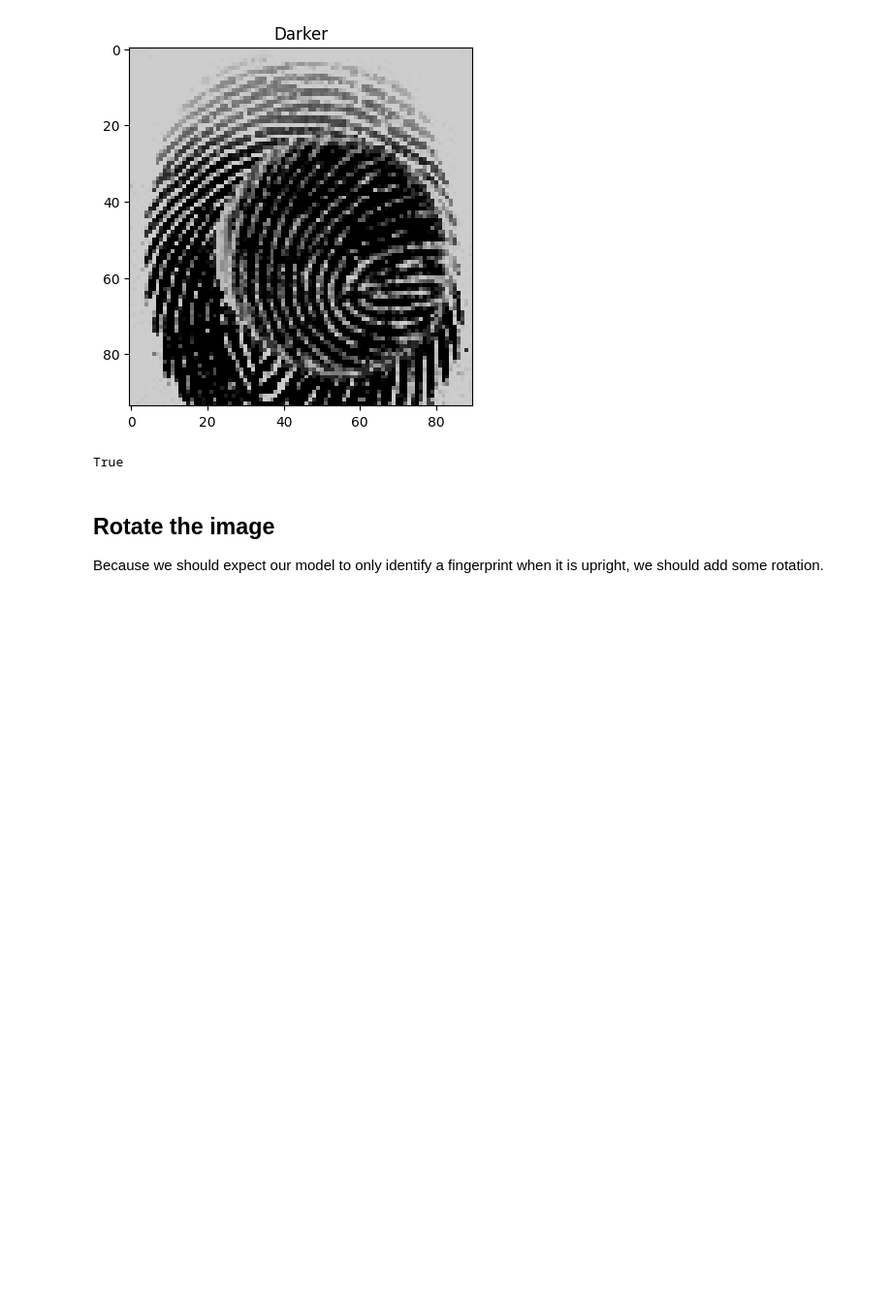
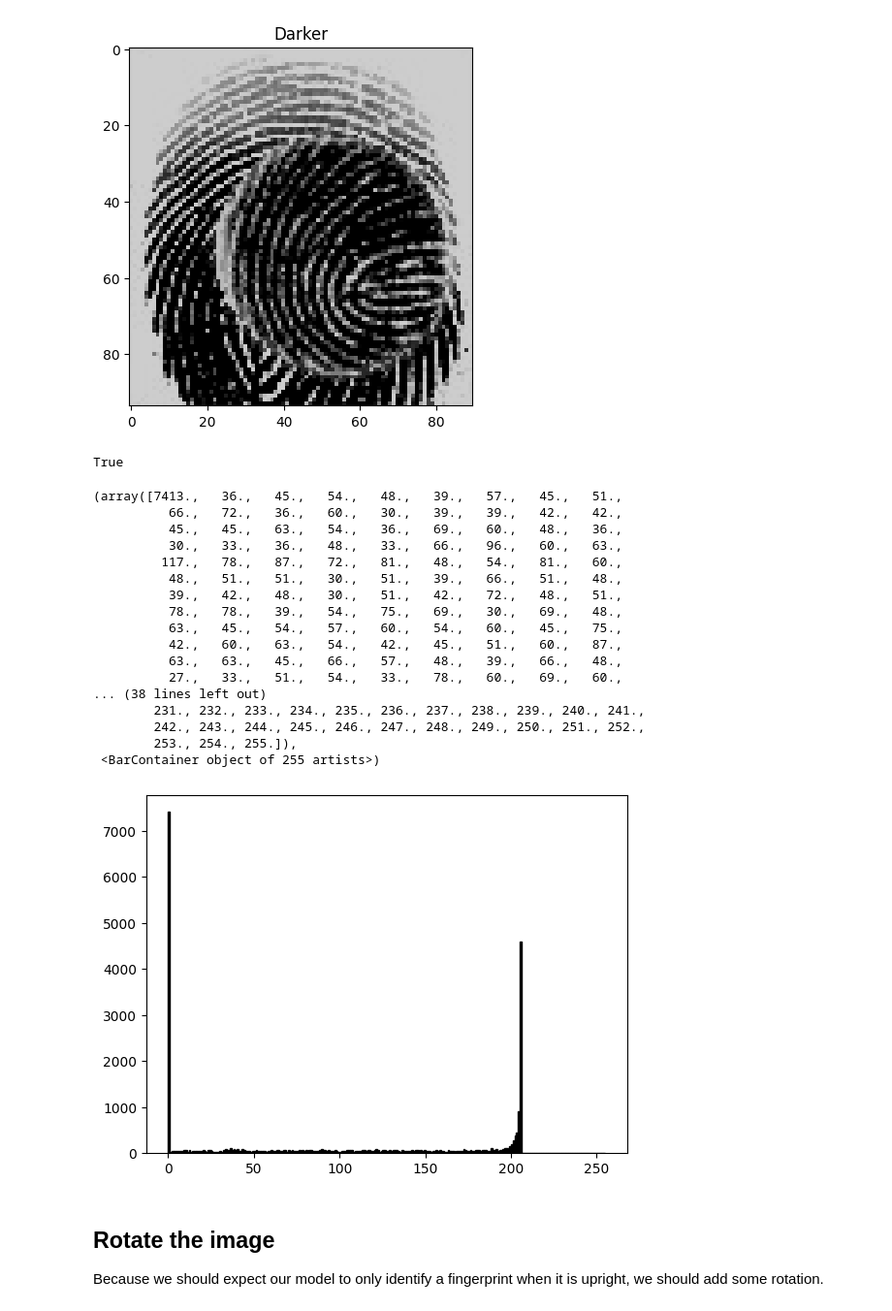
Before and after one commit to redhat-na-ssa/datasci-fingerprint, a Jupyter notebook: notebooks/2.0-visualize-data.ipynb, the cells around one changed output. Shown at 97% size. Drawn from its saved outputs; the diff is of its cells as text; code cells hidden in the pictures; blank space fills up the shorter version.

```diff
--- a/notebooks/2.0-visualize-data.ipynb
+++ b/notebooks/2.0-visualize-data.ipynb
@@ -139,6 +227,27 @@ cv2.imwrite(scratch_path + "/train_lr/left/1__M_Left_index_finger_CR_darker.png"
 # %% [output]
 [figure]
 True
+# %%
+plt.hist(subtracted.ravel(), bins=range(256), fc='k', ec='k')
+# %% [output]
+(array([7413.,   36.,   45.,   54.,   48.,   39.,   57.,   45.,   51.,
+          66.,   72.,   36.,   60.,   30.,   39.,   39.,   42.,   42.,
+          45.,   45.,   63.,   54.,   36.,   69.,   60.,   48.,   36.,
+          30.,   33.,   36.,   48.,   33.,   66.,   96.,   60.,   63.,
+         117.,   78.,   87.,   72.,   81.,   48.,   54.,   81.,   60.,
+          48.,   51.,   51.,   30.,   51.,   39.,   66.,   51.,   48.,
+          39.,   42.,   48.,   30.,   51.,   42.,   72.,   48.,   51.,
+          78.,   78.,   39.,   54.,   75.,   69.,   30.,   69.,   48.,
+          63.,   45.,   54.,   57.,   60.,   54.,   60.,   45.,   75.,
+          42.,   60.,   63.,   54.,   42.,   45.,   51.,   60.,   87.,
+          63.,   63.,   45.,   66.,   57.,   48.,   39.,   66.,   48.,
+          27.,   33.,   51.,   54.,   33.,   78.,   60.,   69.,   60.,
+... (38 lines left out)
+        231., 232., 233., 234., 235., 236., 237., 238., 239., 240., 241.,
+        242., 243., 244., 245., 246., 247., 248., 249., 250., 251., 252.,
+        253., 254., 255.]),
+ <BarContainer object of 255 artists>)
+[figure, added]
 # %% [markdown]
 ## Rotate the image
 
```
Also changed, not shown: parts of 10 cells of this notebook.
